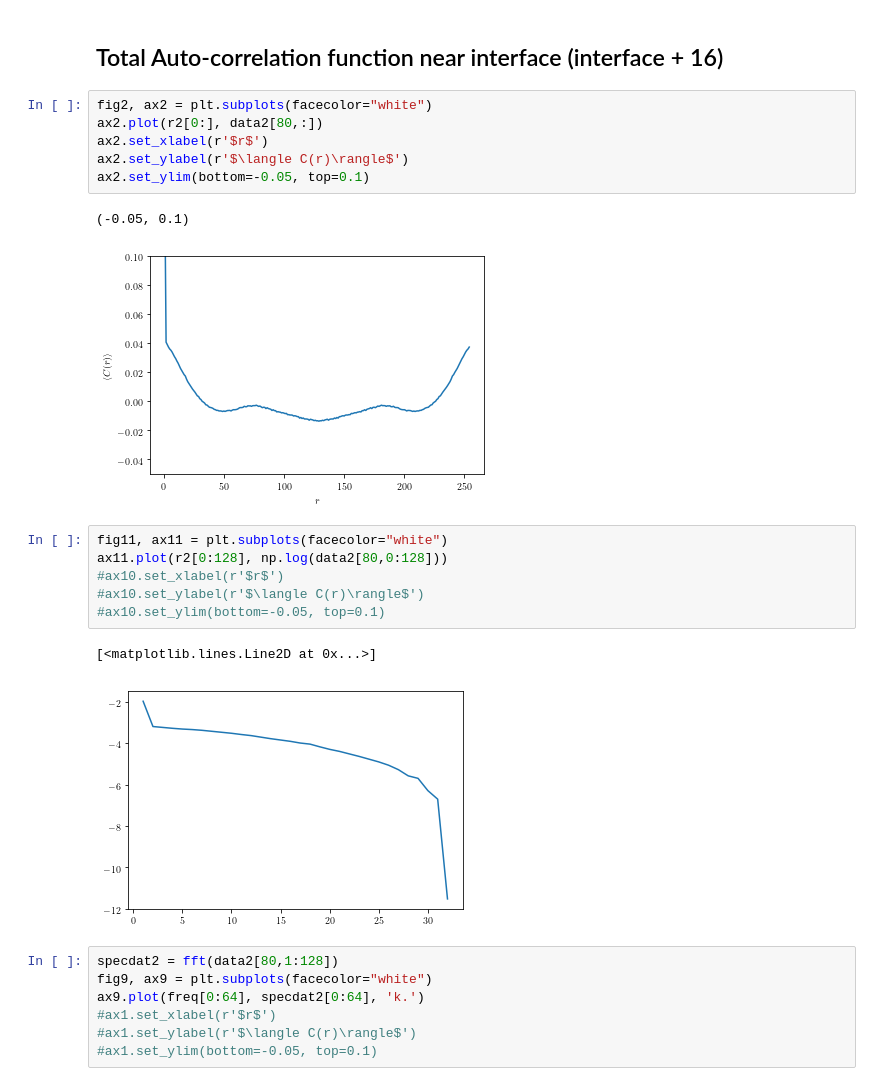
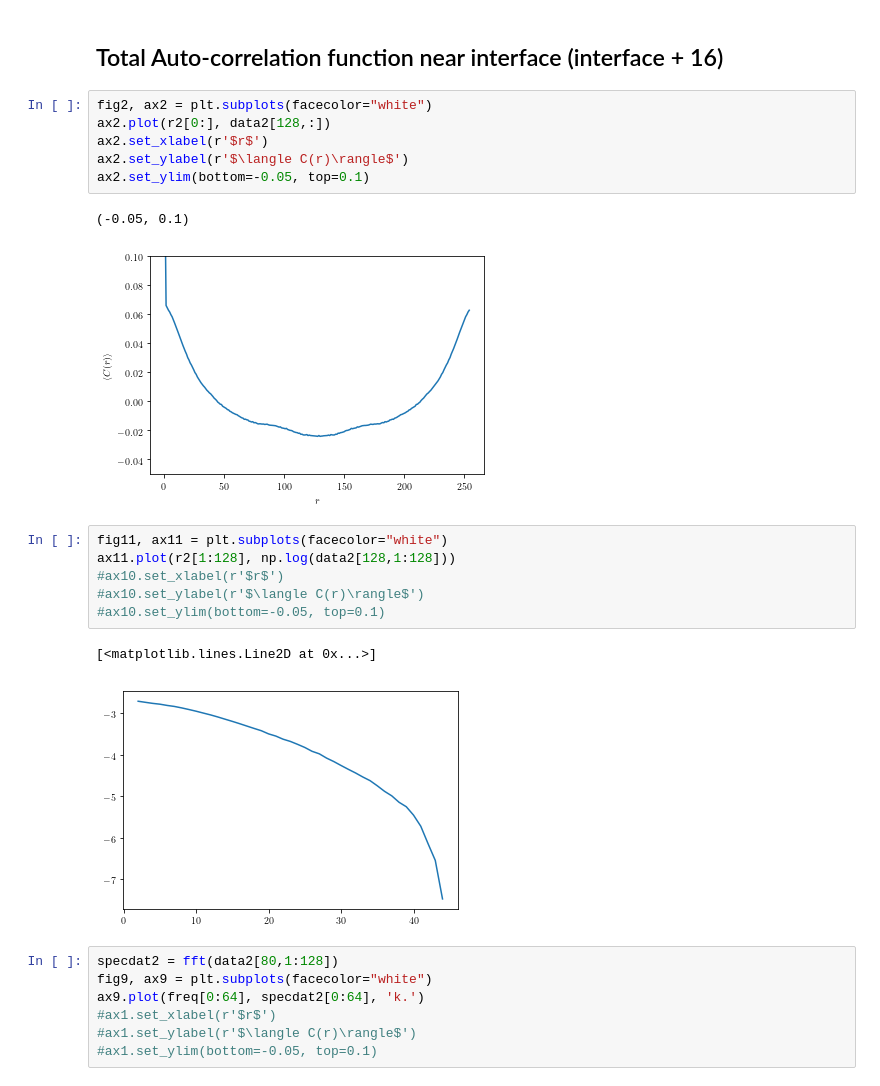
Before and after one commit to mlazarn/Summer18Research, a Jupyter notebook: MonteCarloSim/Untitled.ipynb, the cells around one changed output. Saved outputs shown, nothing was run; the diff lists cells and outputs as text.

```diff
--- a/MonteCarloSim/Untitled.ipynb
+++ b/MonteCarloSim/Untitled.ipynb
@@ -58,22 +58,22 @@ argmax = np.argmax(specdat1[0:64])
 ## Total Auto-correlation function near interface (interface + 16)
 # %%
 fig2, ax2 = plt.subplots(facecolor="white")
-ax2.plot(r2[0:], data2[80,:])
+ax2.plot(r2[0:], data2[128,:])
 ax2.set_xlabel(r'$r$')
 ax2.set_ylabel(r'$\langle C(r)\rangle$')
 ax2.set_ylim(bottom=-0.05, top=0.1)
 # %% [output]
 (-0.05, 0.1)
-[figure, old version]
+[figure, new version]
 # %%
 fig11, ax11 = plt.subplots(facecolor="white")
-ax11.plot(r2[0:128], np.log(data2[80,0:128]))
+ax11.plot(r2[1:128], np.log(data2[128,1:128]))
 #ax10.set_xlabel(r'$r$')
 #ax10.set_ylabel(r'$\langle C(r)\rangle$')
 #ax10.set_ylim(bottom=-0.05, top=0.1)
 # %% [output]
 [<matplotlib.lines.Line2D at 0x...>]
-[figure, old version]
+[figure, new version]
 # %%
 specdat2 = fft(data2[80,1:128])
 fig9, ax9 = plt.subplots(facecolor="white")
```
Also changed, not shown: parts of 1 cell of this notebook, 9 other files.
